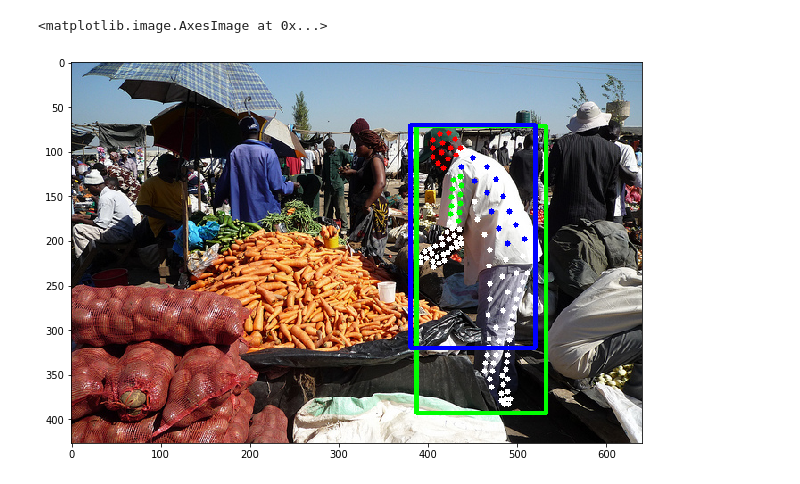
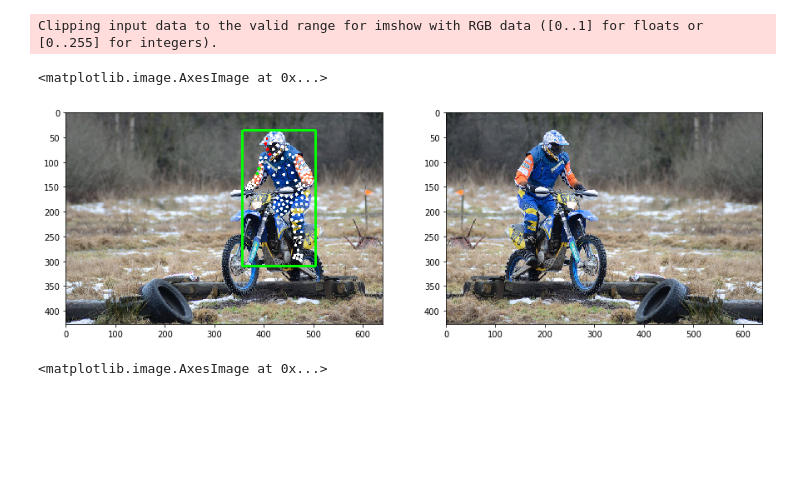
Before and after one commit to universome/human-pose, a Jupyter notebook: notebooks/test_targets.ipynb, the cells around one changed output. Saved outputs shown, nothing was run; the diff lists cells and outputs as text; code cells hidden in the pictures; blank space fills up the shorter version.

```diff
--- a/notebooks/test_targets.ipynb
+++ b/notebooks/test_targets.ipynb
@@ -23,3 +131,30 @@ train['images'][0]
+# %%
+import matplotlib.pyplot as plt
+import utils
+from src.structures.bbox import Bbox
+
+batch = next(iter(dataloader))
+img, target = batch[0][0], batch[1][0]
+bbox = Bbox.from_torch_tensor(target['boxes'][0])
+dp_I = target['dp_anns'][0]['dp_I']
+dp_x = target['dp_anns'][0]['dp_x']
+dp_y = target['dp_anns'][0]['dp_y']
+
+img = img.permute(1,2,0).numpy()
+img = utils.add_bbox_to_img(img, bbox, lw=3)
+img = utils.add_points_to_image(img, dp_I, dp_x, dp_y, bbox)
+
+plt.figure(figsize=(15, 10))
+
+plt.subplot(121)
+plt.imshow(img)
+
+plt.subplot(122)
+plt.imshow(utils.load_img(target['image_id'], 'train'))
+# %% [output]
+Clipping input data to the valid range for imshow with RGB data ([0..1] for floats or [0..255] for integers).
+<matplotlib.image.AxesImage at 0x...>
+[figure, added]
 # %%
 tiny_annos = train['annotations'][:100]
 tiny_annos_imgs_idx = set([a['image_id'] for a in tiny_annos])
@@ -55,6 +190,14 @@ def get_point_coords(ann, point_i):
     point = [int(p) for p in point]
 
     return point
+
+
+def add_bbox_to_img(img, bbox:Bbox, color=green, lw=1):
+    result = img.copy()
+    cv2.rectangle(result, bbox.discretize().corners()[:2], bbox.discretize().corners()[2:], color, lw)
+
+    return result
+
 
 for i in range(len(ann['dp_I'])):
     point = get_point_coords(ann, i)
@@ -69,13 +212,14 @@ for i in range(len(ann['dp_I'])):
         color = (255, 255, 255)
     cv2.rectangle(img, tuple(point), tuple(point), color, 5)
 
-cv2.rectangle(img, bbox.discretize().corners()[:2], bbox.discretize().corners()[2:], green, 3)
-cv2.rectangle(img, proposal.discretize().corners()[:2], proposal.discretize().corners()[2:], blue, 3)
+# cv2.rectangle(img, bbox.discretize().corners()[:2], bbox.discretize().corners()[2:], green, 3)
+# cv2.rectangle(img, proposal.discretize().corners()[:2], proposal.discretize().corners()[2:], blue, 3)
+img = add_bbox_to_img(img, bbox)
+img = add_bbox_to_img(img, proposal, color=blue)
 plt.figure(figsize=(15, 7))
 plt.imshow(img)
 # %% [output]
 <matplotlib.image.AxesImage at 0x...>
-[figure, removed]
 # %%
 from pycocotools import mask as mask_utils
 
```
Also changed, not shown: parts of 24 cells of this notebook, 3 other files.
